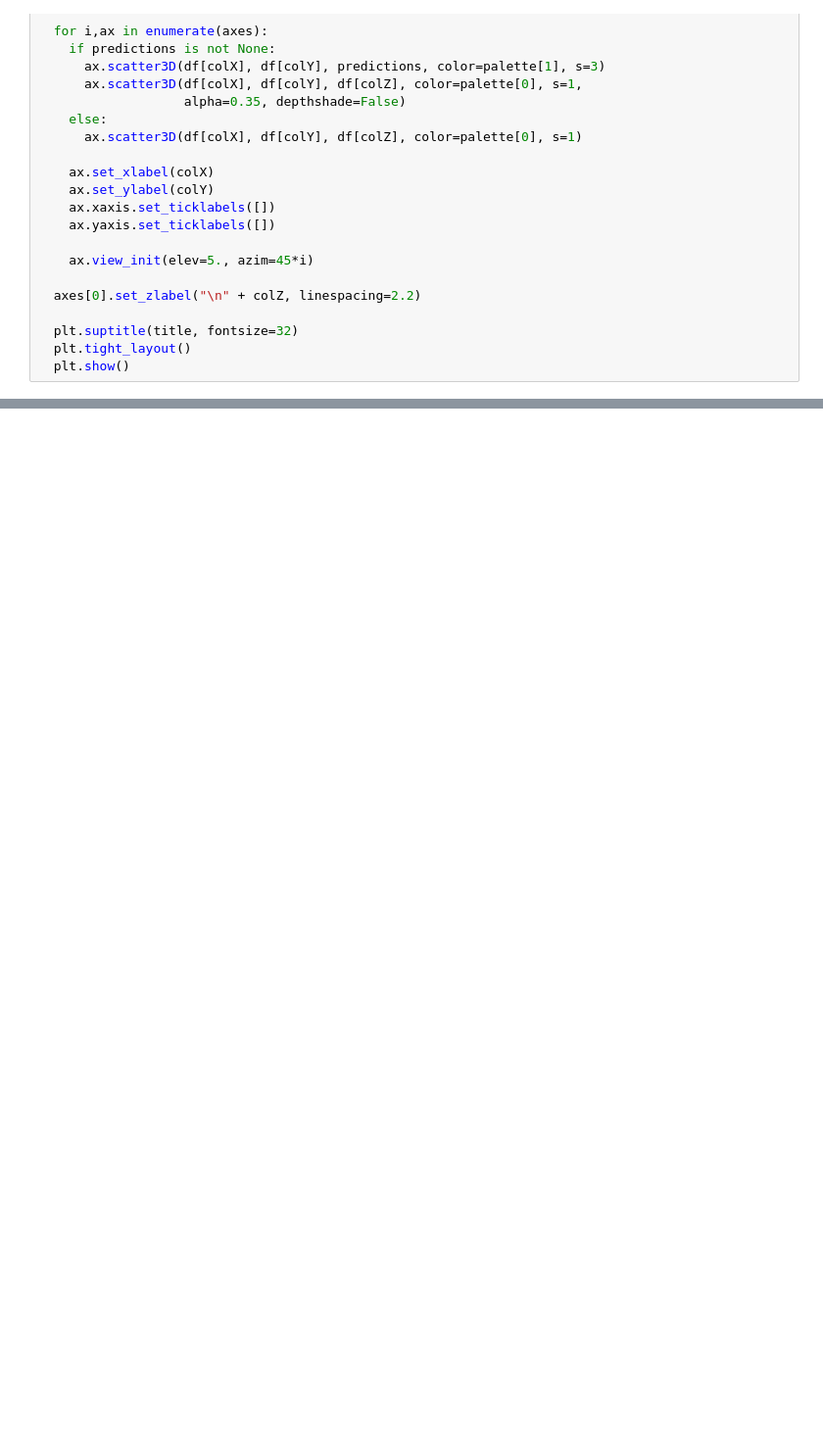
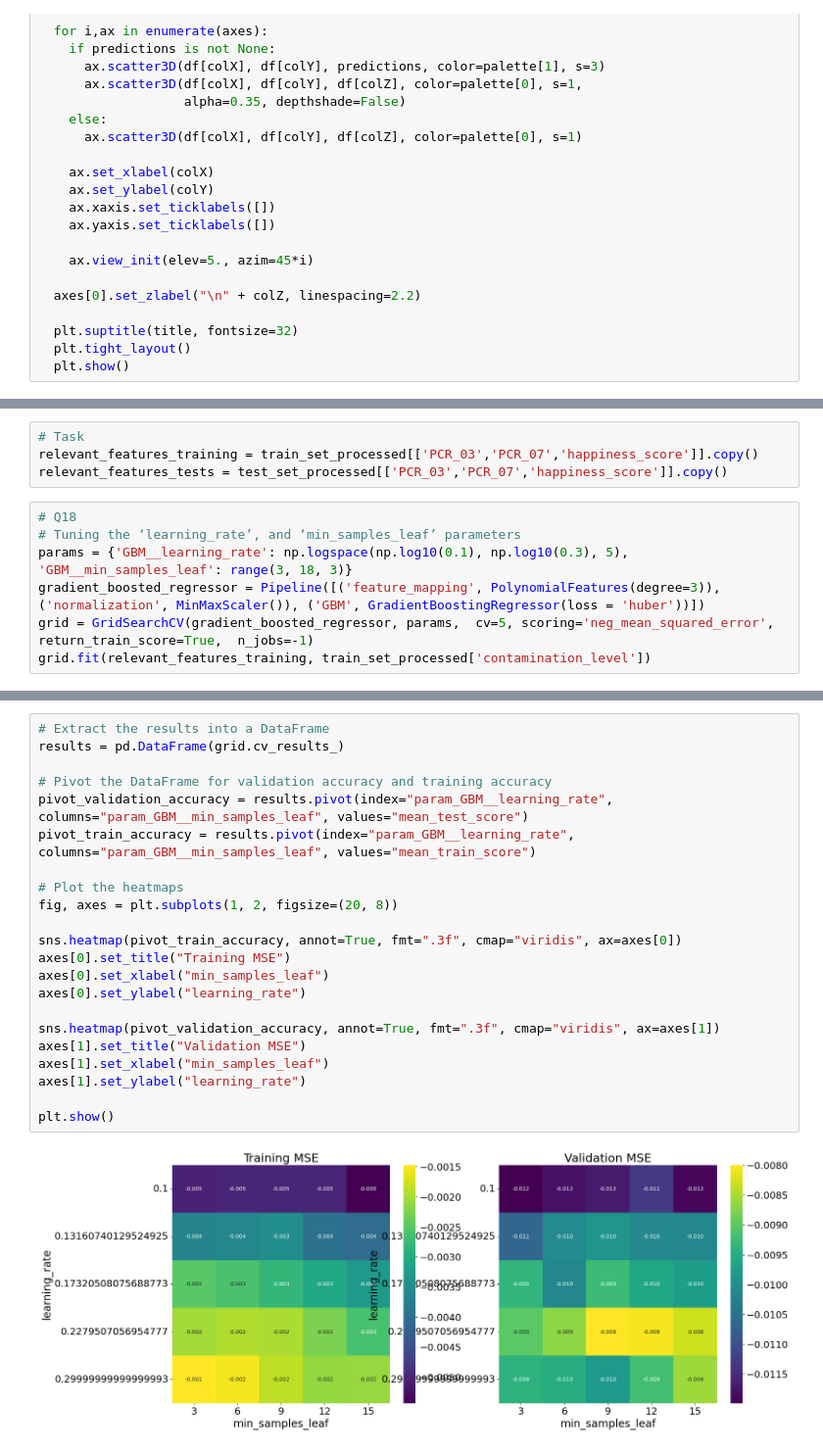
Before and after one commit to eyalamdur/ML-Regression, a Jupyter notebook: Code/318849270-315116095.ipynb, the cells around one changed output, grey strips where cells are left out. Shown at 98% size. Saved outputs shown, nothing was run; the diff lists cells and outputs as text; blank space fills up the shorter version.

```diff
--- a/Code/318849270-315116095.ipynb
+++ b/Code/318849270-315116095.ipynb
@@ -620,0 +655,11 @@ plot3d(dataset_PCR_03_07_contamination, "PCR_03", "PCR_07", "contamination_level
+# %%
+# Task
+relevant_features_training = train_set_processed[['PCR_03','PCR_07','happiness_score']].copy()
+relevant_features_tests = test_set_processed[['PCR_03','PCR_07','happiness_score']].copy()
+# %%
+# Q18
+# Tuning the ‘learning_rate’, and ‘min_samples_leaf’ parameters
+params = {'GBM__learning_rate': np.logspace(np.log10(0.1), np.log10(0.3), 5), 'GBM__min_samples_leaf': range(3, 18, 3)}
+gradient_boosted_regressor = Pipeline([('feature_mapping', PolynomialFeatures(degree=3)), ('normalization', MinMaxScaler()), ('GBM', GradientBoostingRegressor(loss = 'huber'))])
+grid = GridSearchCV(gradient_boosted_regressor, params,  cv=5, scoring='neg_mean_squared_error', return_train_score=True,  n_jobs=-1)
+grid.fit(relevant_features_training, train_set_processed['contamination_level'])
@@ -620,0 +677,24 @@ plot3d(dataset_PCR_03_07_contamination, "PCR_03", "PCR_07", "contamination_level
+# %%
+# Extract the results into a DataFrame
+results = pd.DataFrame(grid.cv_results_)
+
+# Pivot the DataFrame for validation accuracy and training accuracy
+pivot_validation_accuracy = results.pivot(index="param_GBM__learning_rate", columns="param_GBM__min_samples_leaf", values="mean_test_score")
+pivot_train_accuracy = results.pivot(index="param_GBM__learning_rate", columns="param_GBM__min_samples_leaf", values="mean_train_score")
+
+# Plot the heatmaps
+fig, axes = plt.subplots(1, 2, figsize=(20, 8))
+
+sns.heatmap(pivot_train_accuracy, annot=True, fmt=".3f", cmap="viridis", ax=axes[0])
+axes[0].set_title("Training MSE")
+axes[0].set_xlabel("min_samples_leaf")
+axes[0].set_ylabel("learning_rate")
+
+sns.heatmap(pivot_validation_accuracy, annot=True, fmt=".3f", cmap="viridis", ax=axes[1])
+axes[1].set_title("Validation MSE")
+axes[1].set_xlabel("min_samples_leaf")
+axes[1].set_ylabel("learning_rate")
+
+plt.show()
+# %% [output]
+[figure, added]
```
Also changed, not shown: parts of 16 cells of this notebook, 1 other file.
